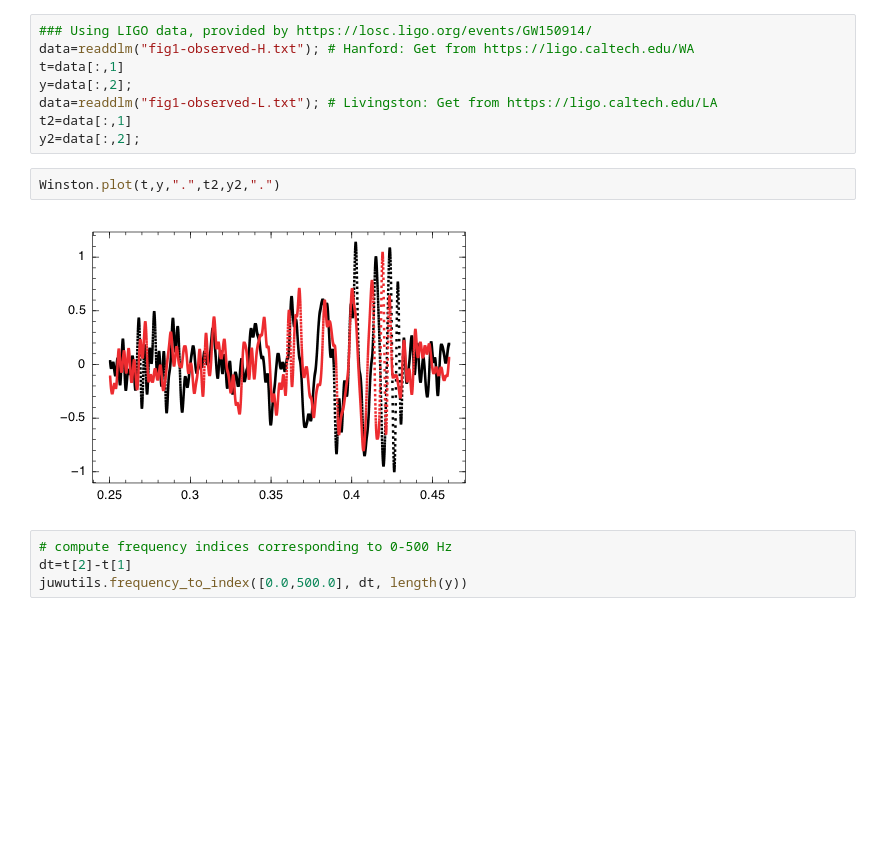
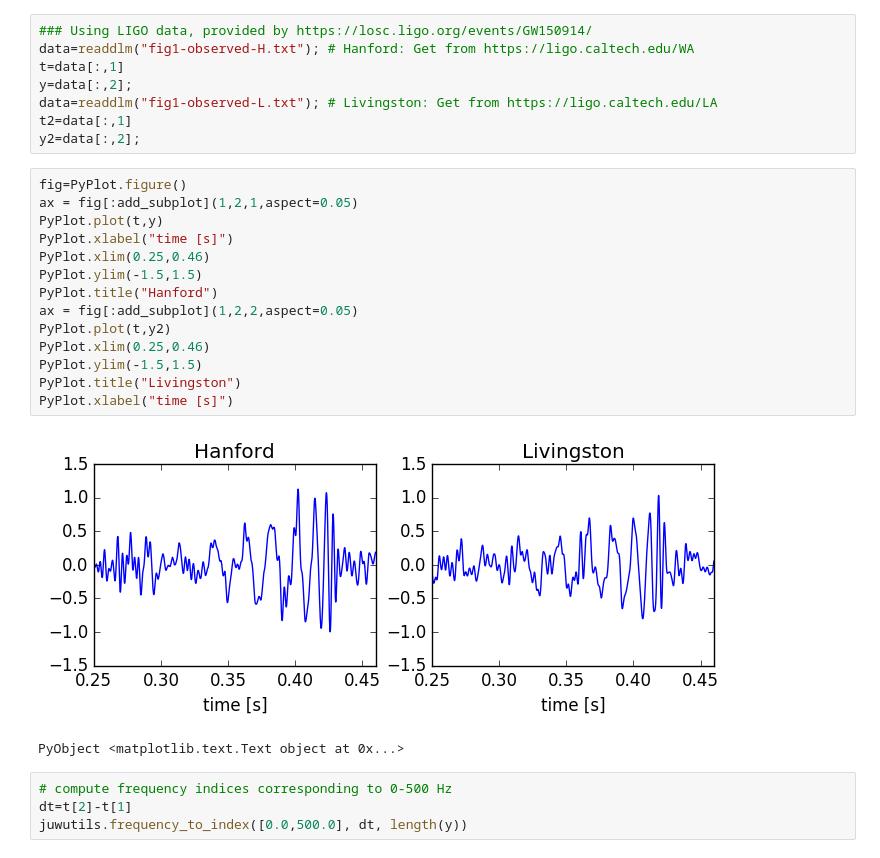
Before and after one commit to HajimeKawahara/juwvid, a Jupyter notebook: ipynb/Application to LIGO data.ipynb, the cells around one changed output. Saved outputs shown, nothing was run; the diff lists cells and outputs as text; blank space fills up the shorter version.

```diff
--- a/ipynb/Application to LIGO data.ipynb
+++ b/ipynb/Application to LIGO data.ipynb
@@ -17,10 +17,23 @@ y=data[:,2];
 data=readdlm("fig1-observed-L.txt"); # Livingston: Get from https://ligo.caltech.edu/LA
 t2=data[:,1]
 y2=data[:,2];
-# %%
-Winston.plot(t,y,".",t2,y2,".")
-# %% [output]
-[figure, removed]
+# %%
+fig=PyPlot.figure()
+ax = fig[:add_subplot](1,2,1,aspect=0.05)
+PyPlot.plot(t,y)
+PyPlot.xlabel("time [s]")
+PyPlot.xlim(0.25,0.46)
+PyPlot.ylim(-1.5,1.5)
+PyPlot.title("Hanford")
+ax = fig[:add_subplot](1,2,2,aspect=0.05)
+PyPlot.plot(t,y2)
+PyPlot.xlim(0.25,0.46)
+PyPlot.ylim(-1.5,1.5)
+PyPlot.title("Livingston")
+PyPlot.xlabel("time [s]")
+# %% [output]
+[figure, added]
+PyObject <matplotlib.text.Text object at 0x...>
 # %%
 # compute frequency indices corresponding to 0-500 Hz
 dt=t[2]-t[1]
```
Also changed, not shown: parts of 4 cells of this notebook, 2 other files.
